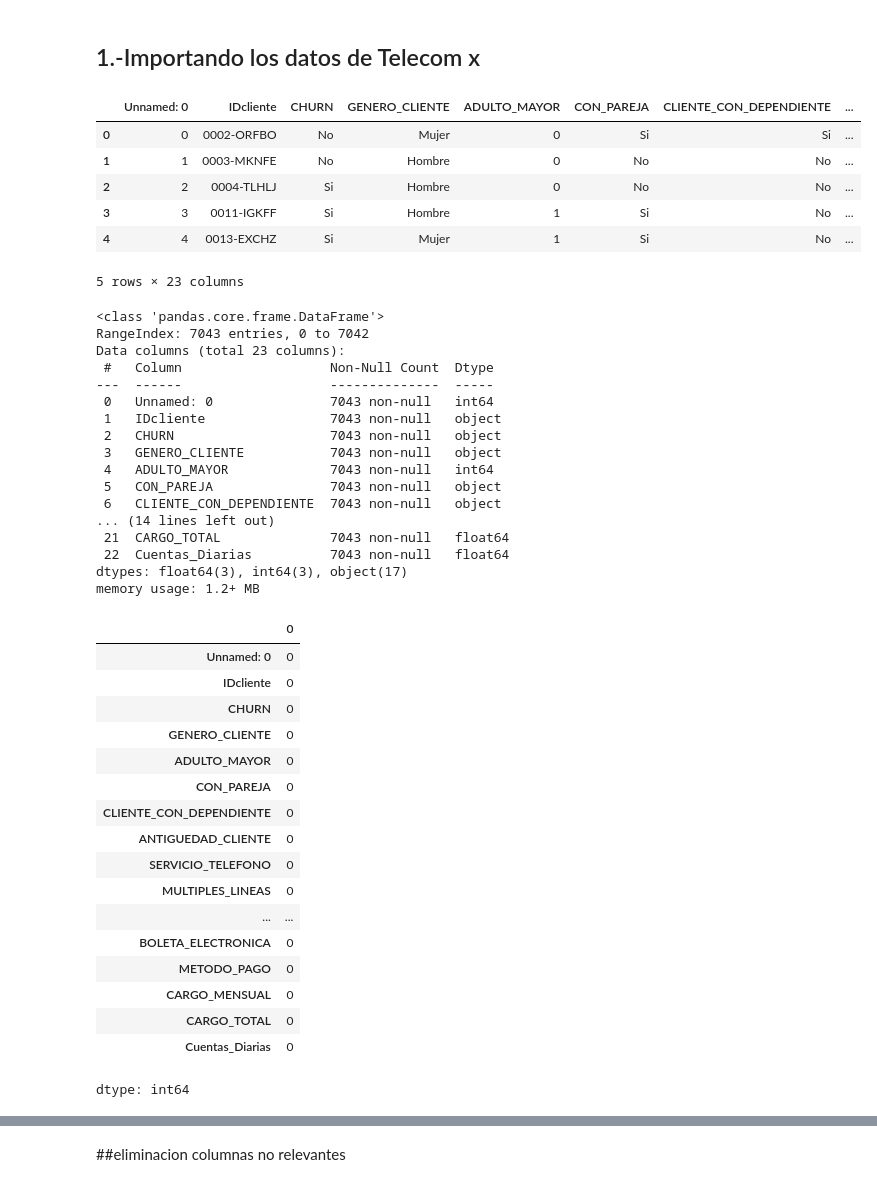
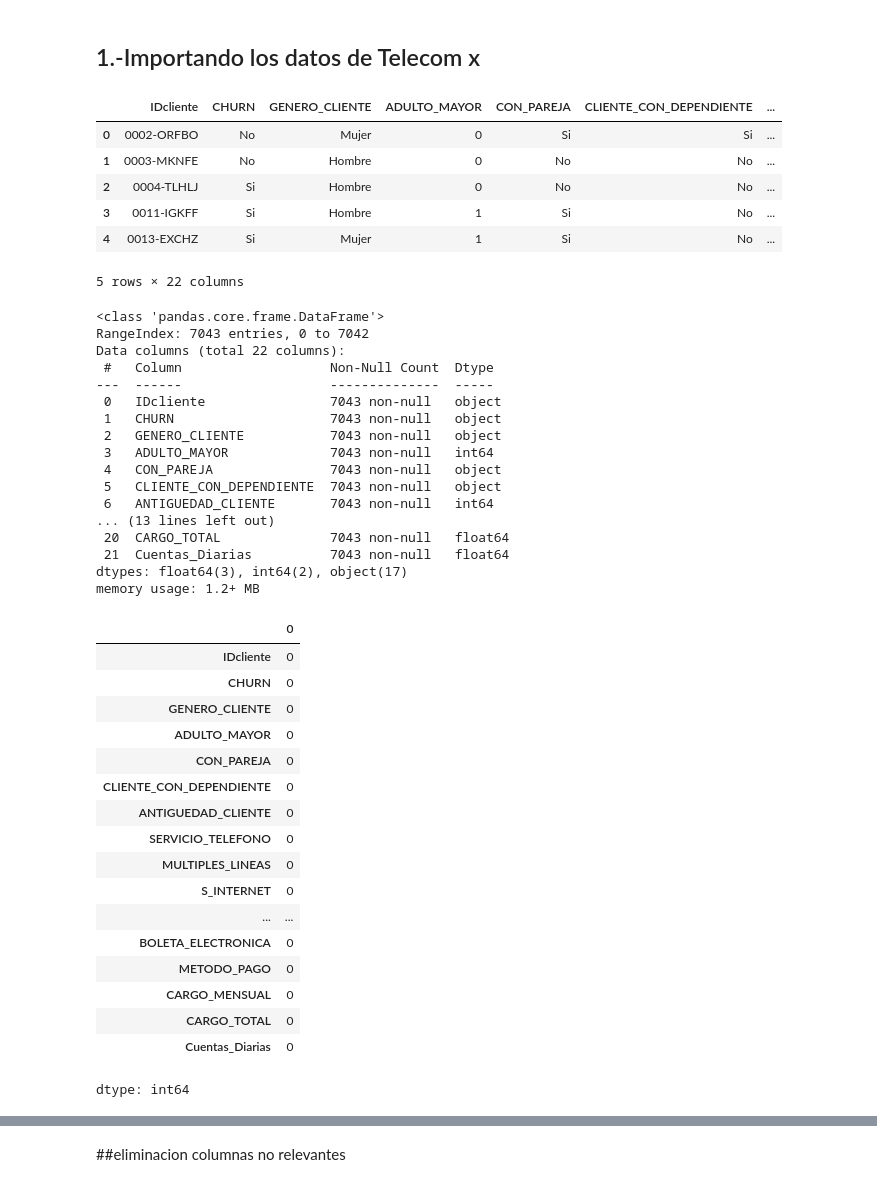
Before and after one commit to raohxxx/Telecom-2-challenge, a Jupyter notebook: telecomX2.ipynb, the cells around one changed output, grey strips where cells are left out. Saved outputs shown, nothing was run; the diff lists cells and outputs as text; code cells hidden in the pictures.

Commit message:
revisar tipo de datos de las columnas

```diff
--- a/telecomX2.ipynb
+++ b/telecomX2.ipynb
@@ -6,42 +6,42 @@
 ## 1.-Importando los datos de Telecom x
 # %%
 import pandas as pd
-url='https://github.com/raohxxx/Telecom-2-challenge/raw/refs/heads/main/datos_limpios2.csv'
+url='https://github.com/raohxxx/Telecom-2-challenge/raw/refs/heads/main/datos_limpios3.csv'
 df=pd.read_csv(url)
+
 df.head()
 # %% [output]
-|  | Unnamed: 0 | IDcliente | CHURN | GENERO_CLIENTE | ADULTO_MAYOR | CON_PAREJA | CLIENTE_CON_DEPENDIENTE | ... |
-| 0 | 0 | 0002-ORFBO | No | Mujer | 0 | Si | Si | ... |
-| 1 | 1 | 0003-MKNFE | No | Hombre | 0 | No | No | ... |
-| 2 | 2 | 0004-TLHLJ | Si | Hombre | 0 | No | No | ... |
-| 3 | 3 | 0011-IGKFF | Si | Hombre | 1 | Si | No | ... |
-| 4 | 4 | 0013-EXCHZ | Si | Mujer | 1 | Si | No | ... |
+|  | IDcliente | CHURN | GENERO_CLIENTE | ADULTO_MAYOR | CON_PAREJA | CLIENTE_CON_DEPENDIENTE | ... |
+| 0 | 0002-ORFBO | No | Mujer | 0 | Si | Si | ... |
+| 1 | 0003-MKNFE | No | Hombre | 0 | No | No | ... |
+| 2 | 0004-TLHLJ | Si | Hombre | 0 | No | No | ... |
+| 3 | 0011-IGKFF | Si | Hombre | 1 | Si | No | ... |
+| 4 | 0013-EXCHZ | Si | Mujer | 1 | Si | No | ... |
-5 rows × 23 columns
+5 rows × 22 columns
 # %%
 df.info()
 # %% [output]
 <class 'pandas.core.frame.DataFrame'>
 RangeIndex: 7043 entries, 0 to 7042
-Data columns (total 23 columns):
+Data columns (total 22 columns):
  #   Column                   Non-Null Count  Dtype
 ---  ------                   --------------  -----
- 0   Unnamed: 0               7043 non-null   int64
- 1   IDcliente                7043 non-null   object
- 2   CHURN                    7043 non-null   object
- 3   GENERO_CLIENTE           7043 non-null   object
- 4   ADULTO_MAYOR             7043 non-null   int64
- 5   CON_PAREJA               7043 non-null   object
- 6   CLIENTE_CON_DEPENDIENTE  7043 non-null   object
-... (14 lines left out)
- 21  CARGO_TOTAL              7043 non-null   float64
- 22  Cuentas_Diarias          7043 non-null   float64
-dtypes: float64(3), int64(3), object(17)
+ 0   IDcliente                7043 non-null   object
+ 1   CHURN                    7043 non-null   object
+ 2   GENERO_CLIENTE           7043 non-null   object
+ 3   ADULTO_MAYOR             7043 non-null   int64
+ 4   CON_PAREJA               7043 non-null   object
+ 5   CLIENTE_CON_DEPENDIENTE  7043 non-null   object
+ 6   ANTIGUEDAD_CLIENTE       7043 non-null   int64
+... (13 lines left out)
+ 20  CARGO_TOTAL              7043 non-null   float64
+ 21  Cuentas_Diarias          7043 non-null   float64
+dtypes: float64(3), int64(2), object(17)
 memory usage: 1.2+ MB
 # %%
 df.isna().sum()
 # %% [output]
 |  | 0 |
-| Unnamed: 0 | 0 |
 | IDcliente | 0 |
 | CHURN | 0 |
 | GENERO_CLIENTE | 0 |
@@ -51,6 +51,7 @@ df.isna().sum()
 | ANTIGUEDAD_CLIENTE | 0 |
 | SERVICIO_TELEFONO | 0 |
 | MULTIPLES_LINEAS | 0 |
+| S_INTERNET | 0 |
 | ... | ... |
 | BOLETA_ELECTRONICA | 0 |
 | METODO_PAGO | 0 |
```
Also changed, not shown: parts of 13 cells of this notebook.
